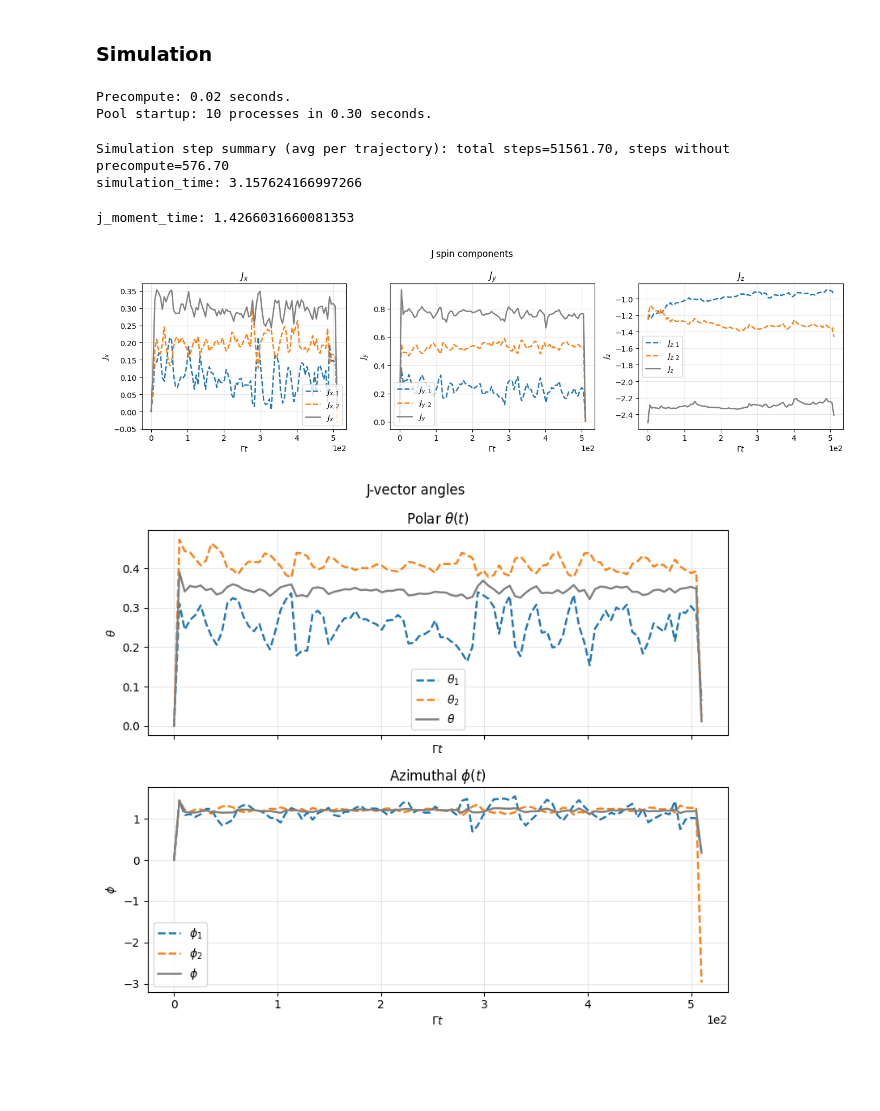
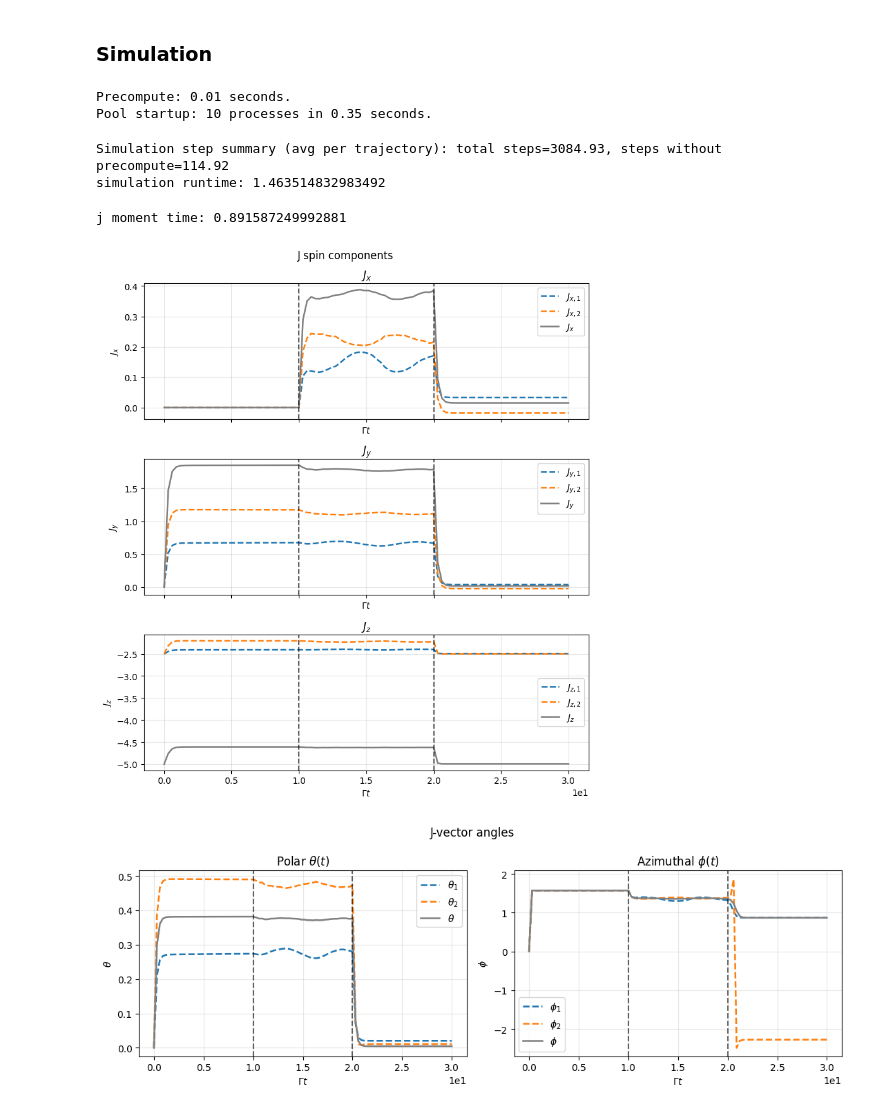
Before and after one commit to AsharKamal98/cavity-OAT, a Jupyter notebook: main_new.ipynb, the cells around one changed output. Drawn from its saved outputs; the diff is of its cells as text; code cells hidden in the pictures; blank space fills up the shorter version.

```diff
--- a/main_new.ipynb
+++ b/main_new.ipynb
@@ -34,12 +36,12 @@ from quantum_trajectories.ensamble_sim import run_trajectory_ensemble
 
 
 # Run parameters
-N=10
+N=20
 dN=0
-N1=5
+N1=10
 dt=1e-2
 Gamma=1.0
-ntraj=10
+ntraj=100
 shifted_jump_operator=True
 omega_1=0.7
 n_processes=10
@@ -54,9 +56,9 @@ delta0 = 1
 
 # protocol phases
 phases = default_three_phase_protocol(
-    T1=5.0,
-    T2=500.0,
-    T3=5.0,
+    T1=10.0,
+    T2=10.0,
+    T3=10.0,
     delta0=delta0,
     Omega0=Omega0,
 )
@@ -105,10 +107,10 @@ simulation_time = time.perf_counter() - t0
 
 print("simulation runtime:", simulation_time)
 # %% [output]
-Precompute: 0.02 seconds.
-Pool startup: 10 processes in 0.30 seconds.
+Precompute: 0.01 seconds.
+Pool startup: 10 processes in 0.35 seconds.
-Simulation step summary (avg per trajectory): total steps=51561.70, steps without precompute=576.70
-simulation_time: 3.157624166997266
+Simulation step summary (avg per trajectory): total steps=3084.93, steps without precompute=114.92
+simulation runtime: 1.463514832983492
 # %%
 from quantum_trajectories.j_moments import compute_ensemble_j_moments
 
@@ -120,22 +122,23 @@ moments.J = compute_ensemble_j_moments(
 j_moment_time = time.perf_counter() - t0
 print("j moment time:", j_moment_time)
 # %% [output]
-j_moment_time: 1.4266031660081353
+j moment time: 0.891587249992881
 # %%
 from quantum_trajectories.plotting_j_moments import (
     plot_j_spin_components,
     plot_j_angles,
 )
 
-output_dir = Path("output")
 fig, axes = plot_j_spin_components(
     moments.J,
+    phases=phases,
     # output_path = output_dir / "inhomogeneous_nj1_zero_vs_homogeneous.png",
     # label="run 1",
     )
 fig, axes = plot_j_angles(
     moments.J,
+    phases=phases,
 )
 # %% [output]
-[figure, old version]
+[figure, new version]
-[figure, old version]
+[figure, new version]
```
Also changed, not shown: parts of 2 cells of this notebook, 9 other files.
